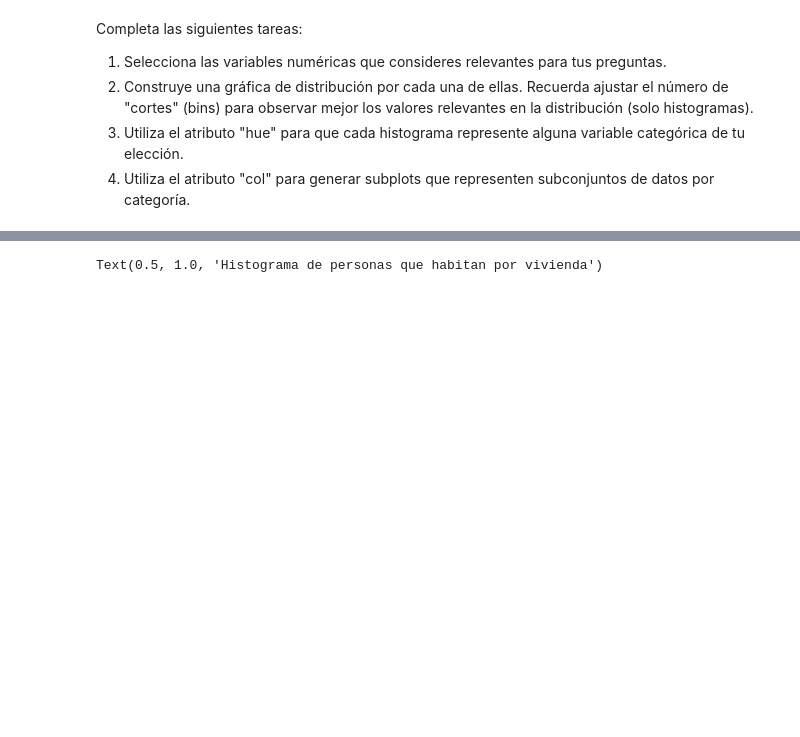
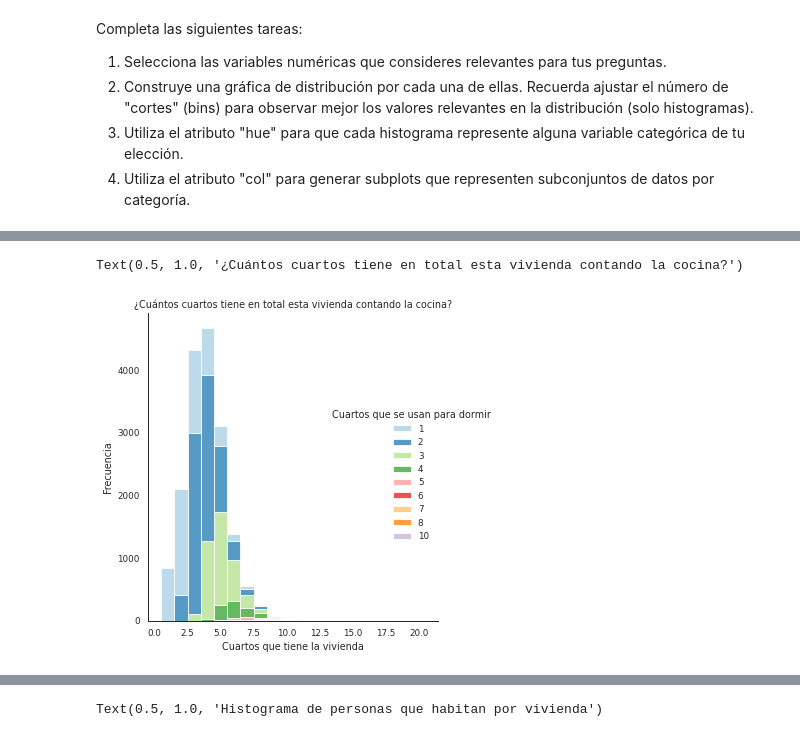
Before and after one commit to salazar-io/Challenge-Data-Visualization_DevF, a Jupyter notebook: Copy_of_Copia_de_Challenge_2.ipynb, the cells around one changed output, grey strips where cells are left out. Cells and saved outputs as stored; diff of their text form; code cells hidden in the pictures; blank space fills up the shorter version.

```diff
--- a/Copy_of_Copia_de_Challenge_2.ipynb
+++ b/Copy_of_Copia_de_Challenge_2.ipynb
@@ -183,0 +204,10 @@ ax = sns.histplot(inegi_df2, x = "P1_1", discrete=(True, False))
+# %%
+columna_data = inegi_df2["P3_2"].loc[inegi_df2["P3_2"] < 99]
+ax = sns.displot(inegi_df2, x = columna_data, hue= columna_data_cuartos, palette= "Paired", discrete = True,  multiple = "stack")
+ax._legend.set_title("Cuartos que se usan para dormir")
+plt.xlabel("Cuartos que tiene la vivienda")
+plt.ylabel("Frecuencia")
+plt.title("¿Cuántos cuartos tiene en total esta vivienda contando la cocina?")
+# %% [output]
+Text(0.5, 1.0, '¿Cuántos cuartos tiene en total esta vivienda contando la cocina?')
+[figure, added]
```
Also changed, not shown: parts of 24 cells of this notebook.
